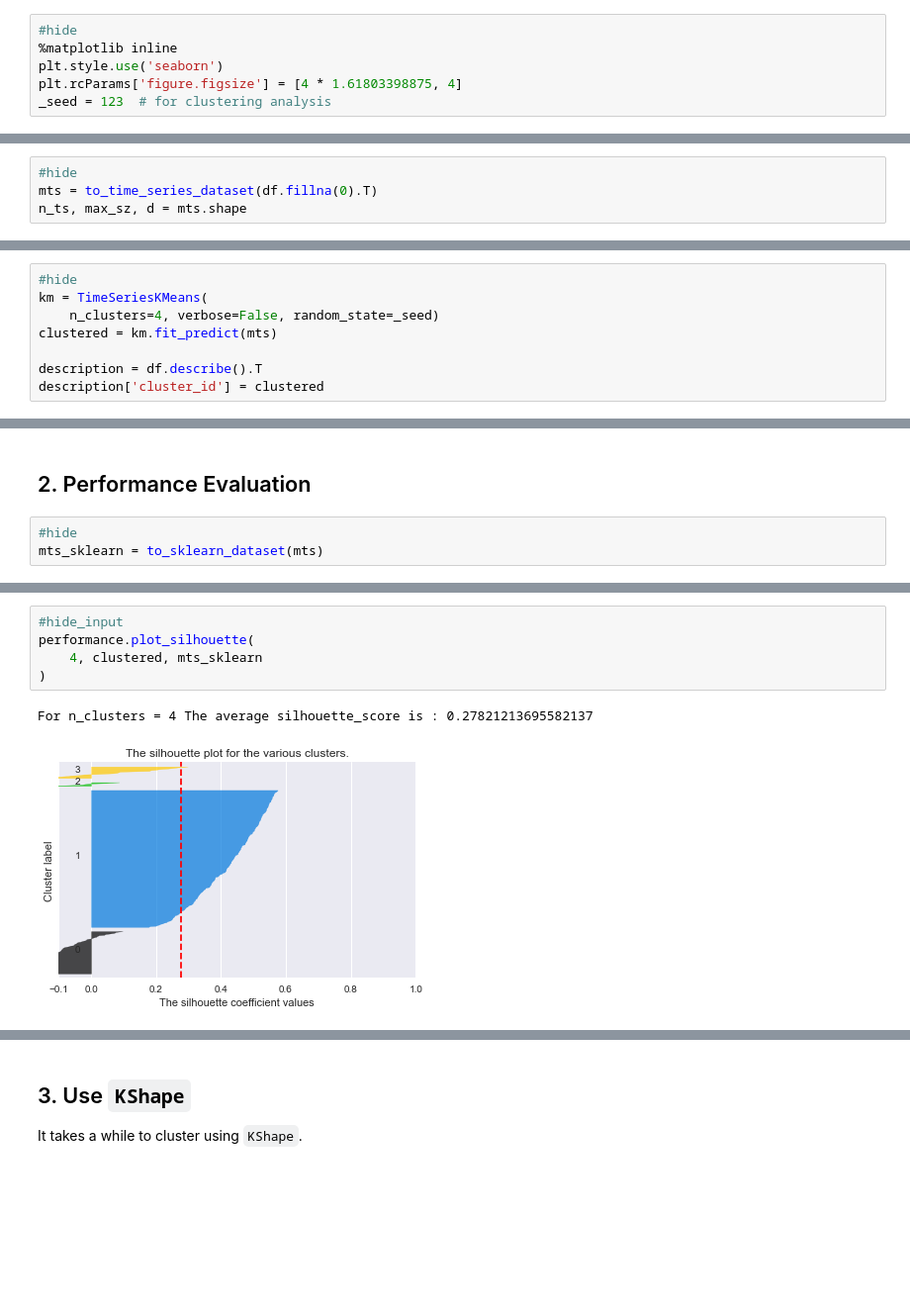
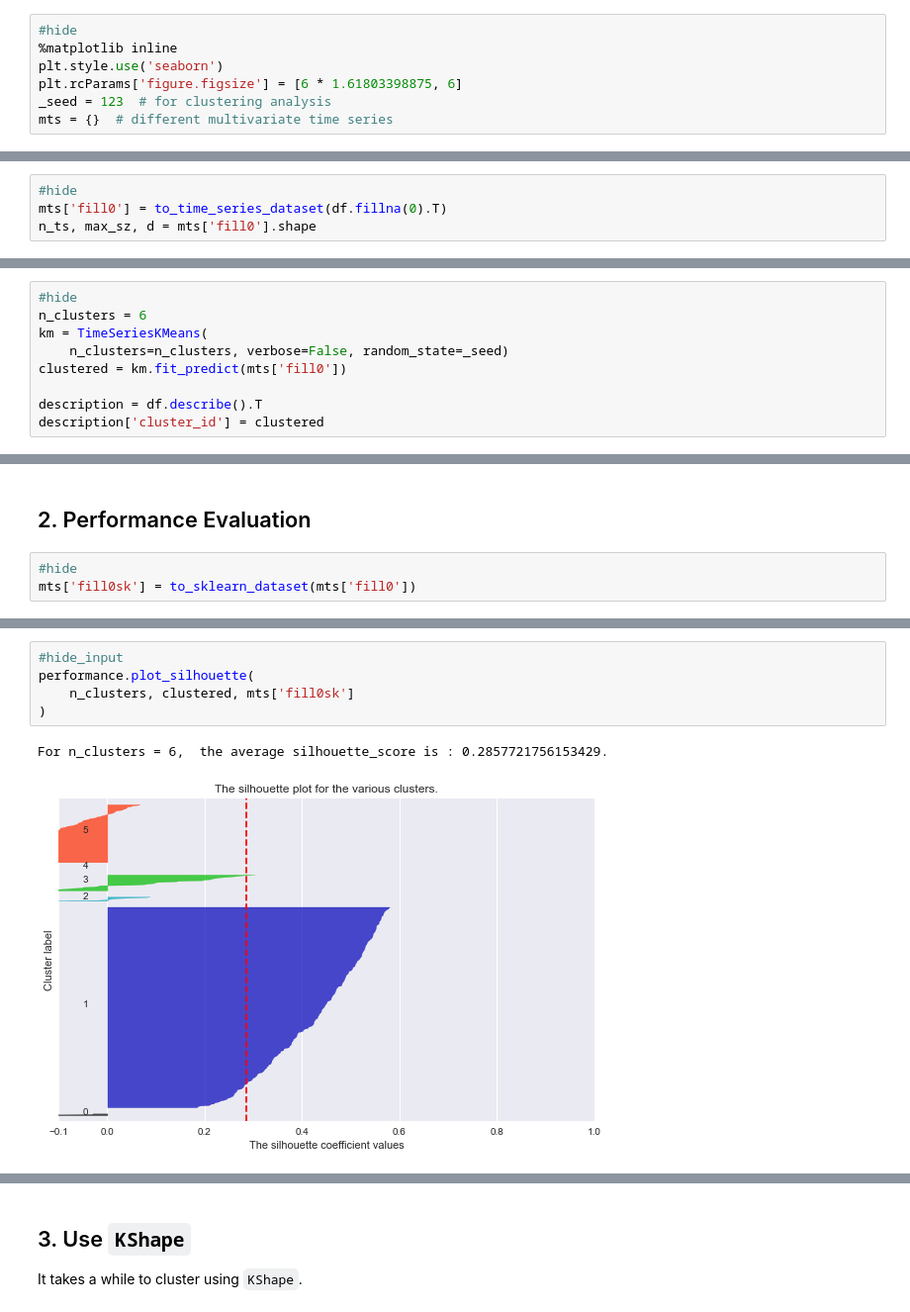
Before and after one commit to edxu96/elec_consumption, a Jupyter notebook: 00_cluster.ipynb, the cells around one changed output, grey strips where cells are left out. Shown at 99% size. Cells and saved outputs as stored; diff of their text form; blank space fills up the shorter version.

```diff
--- a/00_cluster.ipynb
+++ b/00_cluster.ipynb
@@ -32,5 +32,6 @@ from nbdev.showdoc import *
 #hide
 %matplotlib inline
 plt.style.use('seaborn')
-plt.rcParams['figure.figsize'] = [4 * 1.61803398875, 4]
+plt.rcParams['figure.figsize'] = [6 * 1.61803398875, 6]
 _seed = 123  # for clustering analysis
+mts = {}  # different multivariate time series
@@ -45,7 +53,7 @@ df.index = pd.to_datetime(df.index)
 df.index.name = 'datetime'
 # %%
 #hide
-mts = to_time_series_dataset(df.fillna(0).T)
-n_ts, max_sz, d = mts.shape
+mts['fill0'] = to_time_series_dataset(df.fillna(0).T)
+n_ts, max_sz, d = mts['fill0'].shape
 # %%
 assert (n_ts == 500 and max_sz == 5856 and d == 1)
@@ -55,9 +63,10 @@ assert check_equal_size(mts)
 For example, assume there are 4 clusters.
 # %%
 #hide
+n_clusters = 6
 km = TimeSeriesKMeans(
-    n_clusters=4, verbose=False, random_state=_seed)
-clustered = km.fit_predict(mts)
+    n_clusters=n_clusters, verbose=False, random_state=_seed)
+clustered = km.fit_predict(mts['fill0'])
 
 description = df.describe().T
 description['cluster_id'] = clustered
@@ -76,7 +83,7 @@ Sum of distances of samples to their closest cluster center:
 ## 2. Performance Evaluation
 # %%
 #hide
-mts_sklearn = to_sklearn_dataset(mts)
+mts['fill0sk'] = to_sklearn_dataset(mts['fill0'])
 # %%
 #hide_input
 performance.plot_silhouette_2d(
@@ -87,8 +94,8 @@ performance.plot_silhouette_2d(
 # %%
 #hide_input
 performance.plot_silhouette(
-    4, clustered, mts_sklearn
+    n_clusters, clustered, mts['fill0sk']
 )
 # %% [output]
-For n_clusters = 4 The average silhouette_score is : 0.27821213695582137
+For n_clusters = 6,  the average silhouette_score is : 0.2857721756153429.
-[figure, old version]
+[figure, new version]
```
Also changed, not shown: parts of 15 cells of this notebook, 10 other files.
